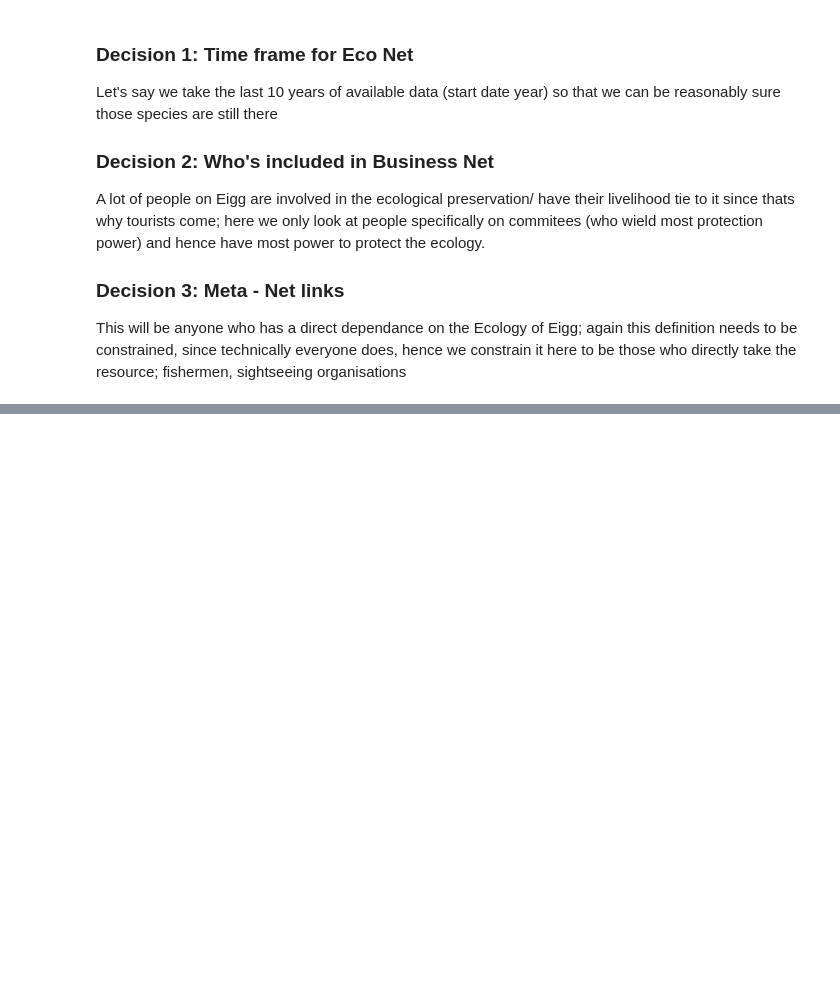
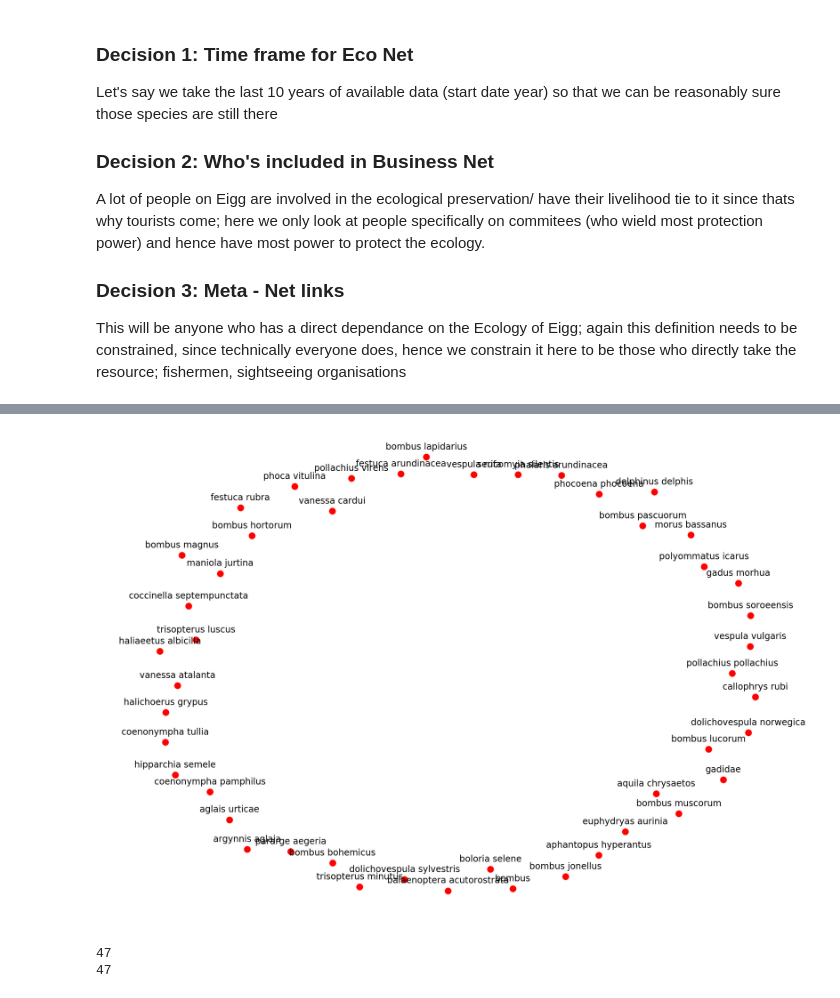
Before and after one commit to Daniel-Davies/DissertationCode, a Jupyter notebook: Eigg/MetaNetAnalysis/Untitled.ipynb, the cells around one changed output, grey strips where cells are left out. Saved outputs shown, nothing was run; the diff lists cells and outputs as text; code cells hidden in the pictures; blank space fills up the shorter version.

```diff
--- a/Eigg/MetaNetAnalysis/Untitled.ipynb
+++ b/Eigg/MetaNetAnalysis/Untitled.ipynb
@@ -118,0 +92,15 @@ res
+# %%
+G = buildEnrichedFoodWeb()
+pos=nx.spring_layout(G,k=1)
+for label in pos:
+    x,y = pos[label]
+    plt.text(x,y+0.035,s=label,horizontalalignment='center',fontsize=24)
+nx.draw(G,pos)
+# %% [output]
+[figure, added]
+# %%
+print(len(G.nodes()))
+print(len(set(G.nodes())))
+# %% [output]
+47
+47
```
Also changed, not shown: parts of 4 cells of this notebook, 2 other files.
